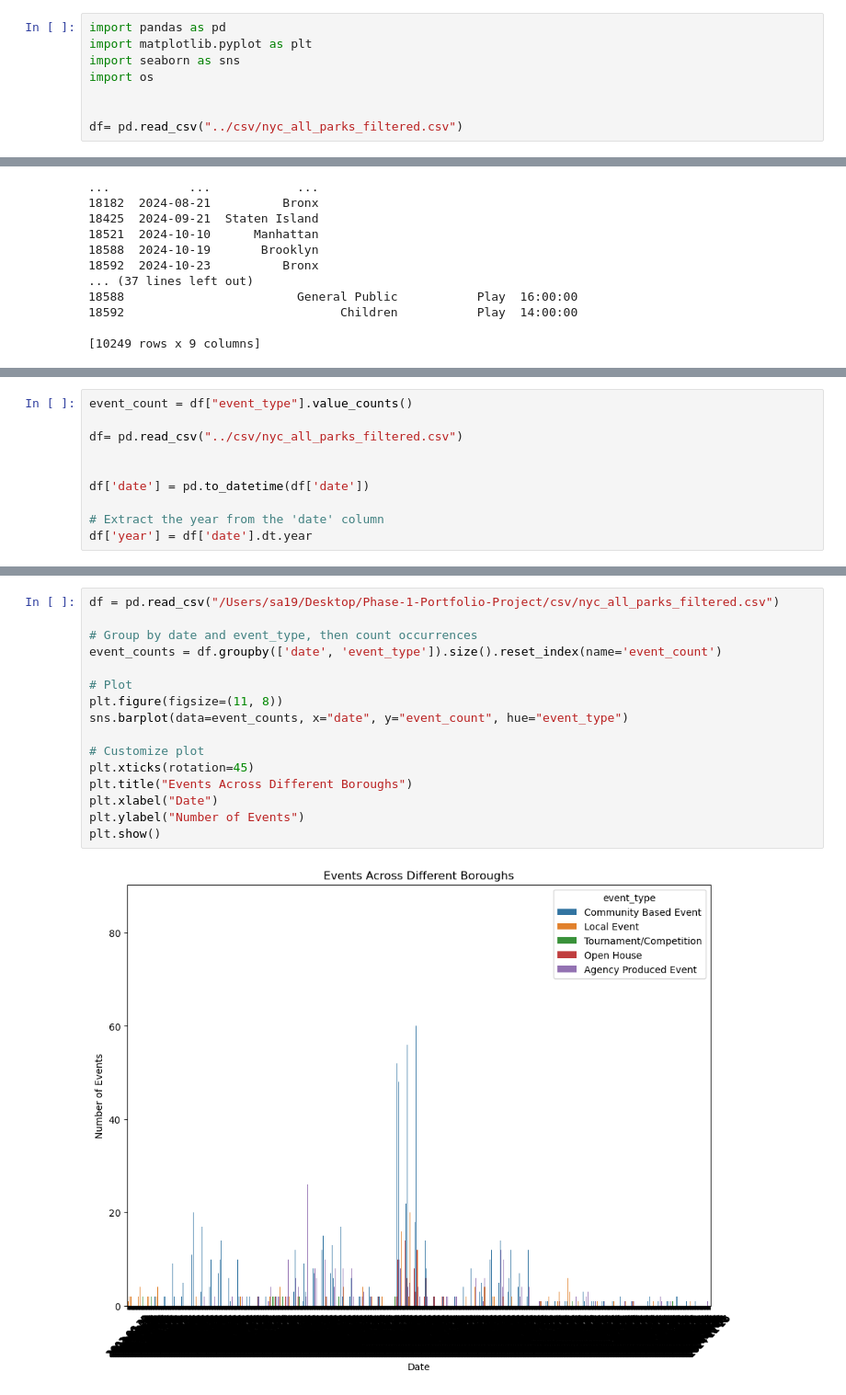
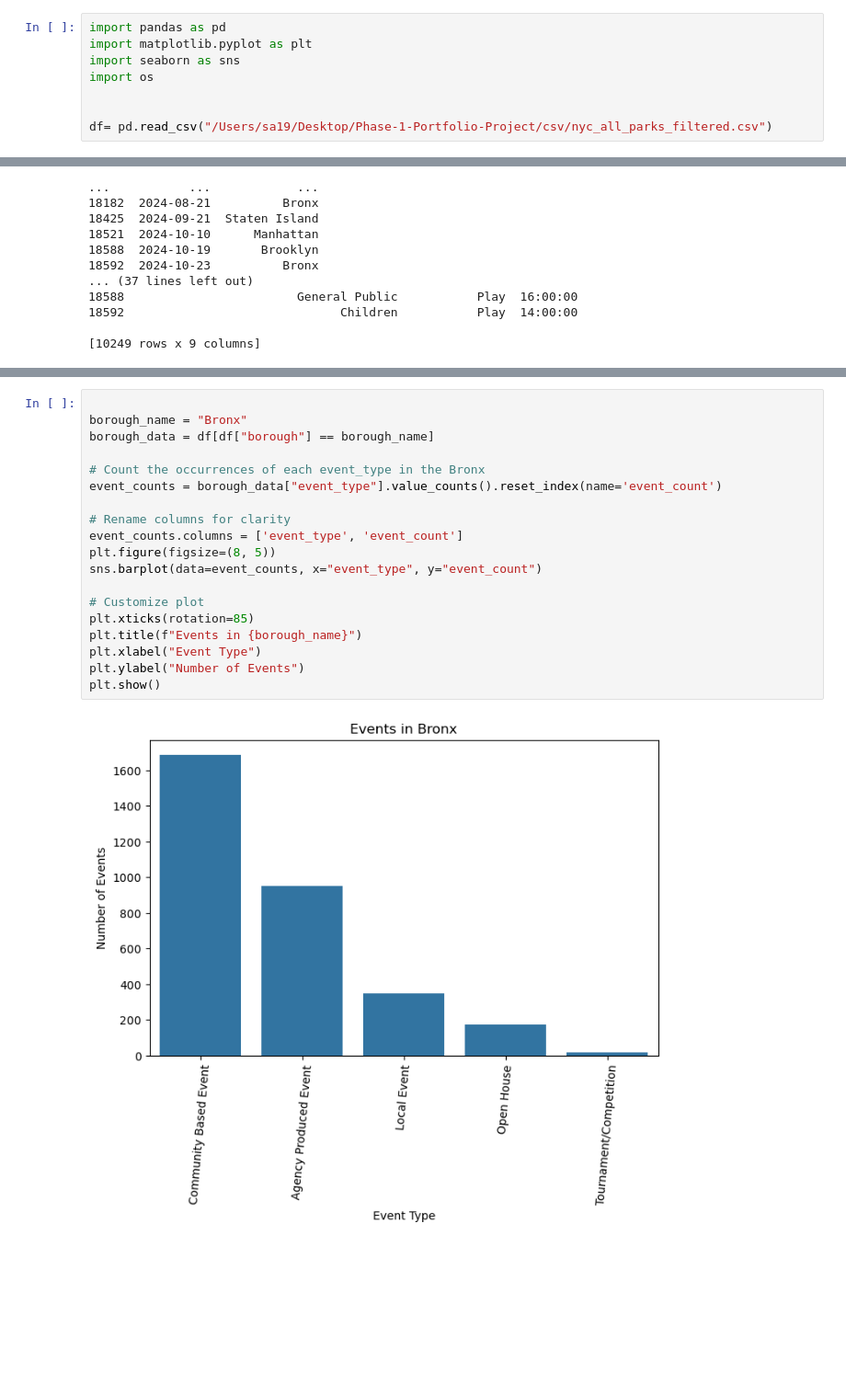
Before and after one commit to MaimunaBawa/Phase-1-Portfolio-Project, a Jupyter notebook: EDA Notebooks/Maimuna/Maimuna/Maimuna.NoteBook.ipynb, the cells around one changed output, grey strips where cells are left out. Shown at 92% size. Cells and saved outputs as stored; diff of their text form; blank space fills up the shorter version.

```diff
--- a/EDA Notebooks/Maimuna/Maimuna/Maimuna.NoteBook.ipynb
+++ b/EDA Notebooks/Maimuna/Maimuna/Maimuna.NoteBook.ipynb
@@ -5,4 +5,4 @@ import seaborn as sns
 import os
 
 
-df= pd.read_csv("../csv/nyc_all_parks_filtered.csv")
+df= pd.read_csv("/Users/sa19/Desktop/Phase-1-Portfolio-Project/csv/nyc_all_parks_filtered.csv")
@@ -144,10 +92,0 @@ plt.show()
-# %%
-event_count = df["event_type"].value_counts()
-
-df= pd.read_csv("../csv/nyc_all_parks_filtered.csv")
-
-
-df['date'] = pd.to_datetime(df['date'])
-
-# Extract the year from the 'date' column
-df['year'] = df['date'].dt.year
@@ -154,18 +97,21 @@ df['year'] = df['date'].dt.year
 # %%
-df = pd.read_csv("/Users/sa19/Desktop/Phase-1-Portfolio-Project/csv/nyc_all_parks_filtered.csv")
 
-# Group by date and event_type, then count occurrences
-event_counts = df.groupby(['date', 'event_type']).size().reset_index(name='event_count')
+borough_name = "Bronx"
+borough_data = df[df["borough"] == borough_name]
 
-# Plot
-plt.figure(figsize=(11, 8))
-sns.barplot(data=event_counts, x="date", y="event_count", hue="event_type")
+# Count the occurrences of each event_type in the Bronx
+event_counts = borough_data["event_type"].value_counts().reset_index(name='event_count')
+
+# Rename columns for clarity
+event_counts.columns = ['event_type', 'event_count']
+plt.figure(figsize=(8, 5))
+sns.barplot(data=event_counts, x="event_type", y="event_count")
 
 # Customize plot
-plt.xticks(rotation=45)
-plt.title("Events Across Different Boroughs")
-plt.xlabel("Date")
+plt.xticks(rotation=85)
+plt.title(f"Events in {borough_name}")
+plt.xlabel("Event Type")
 plt.ylabel("Number of Events")
 plt.show()
 # %% [output]
-[figure, old version]
+[figure, new version]
```
Also changed, not shown: parts of 10 cells of this notebook.
